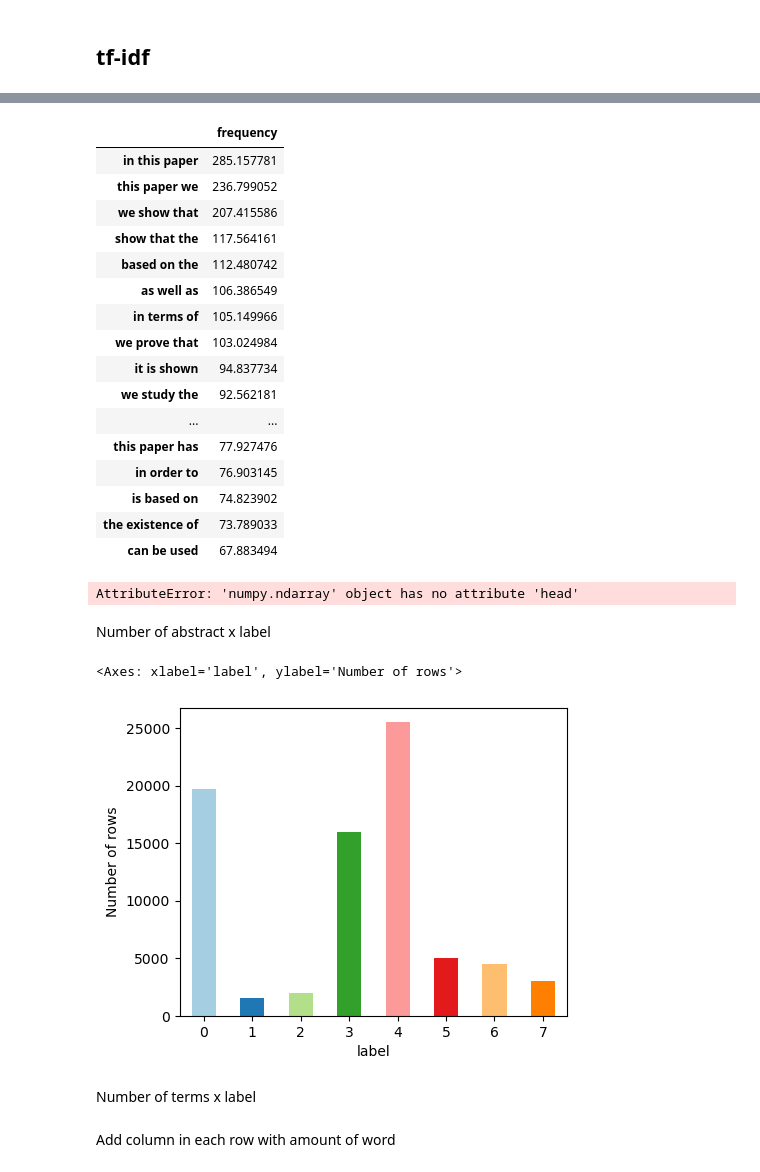
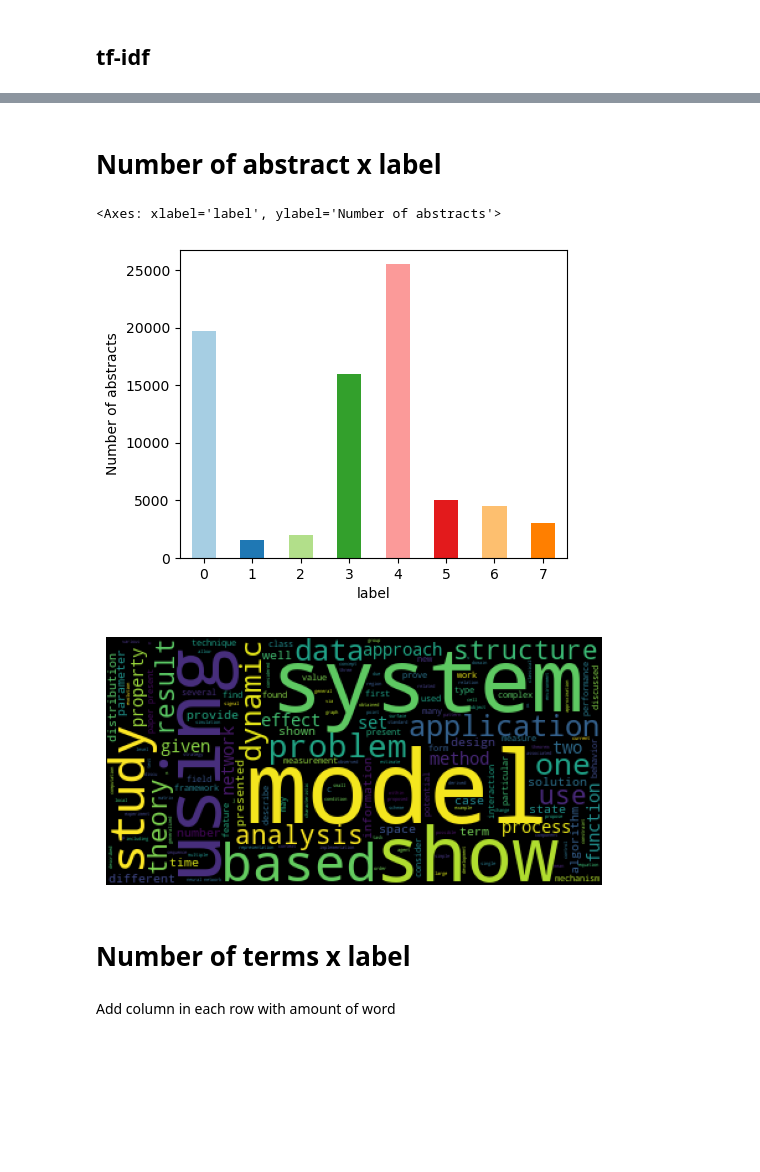
Before and after one commit to lucabaz98/arXiv_classification, a Jupyter notebook: EDA.ipynb, the cells around one changed output, grey strips where cells are left out. Drawn from its saved outputs; the diff is of its cells as text; code cells hidden in the pictures; blank space fills up the shorter version.

```diff
--- a/EDA.ipynb
+++ b/EDA.ipynb
@@ -9,0 +9,5 @@ categories = pd.read_csv(data_folder + 'cat1-label.csv')
+# %%
+categories = pd.read_csv(data_folder + 'cat1-label.csv')
+df1 = pd.read_csv(data_folder + 'train-set-cat1-processed.csv')
+df2 = pd.read_csv(data_folder + 'test-set-cat1-processed.csv')
+df = pd.concat([df1, df2], ignore_index=True)
@@ -109,20 +114,0 @@ a = pd.DataFrame(frequencies, index=word_vectorizer.get_feature_names_out(), col
-# %%
-a.sort_values(by='frequency', ascending=False).head(20)
-# %% [output]
-|  | frequency |
-| in this paper | 285.157781 |
-| this paper we | 236.799052 |
-| we show that | 207.415586 |
-| show that the | 117.564161 |
-| based on the | 112.480742 |
-| as well as | 106.386549 |
-| in terms of | 105.149966 |
-| we prove that | 103.024984 |
-| it is shown | 94.837734 |
-| we study the | 92.562181 |
-| ... | ... |
-| this paper has | 77.927476 |
-| in order to | 76.903145 |
-| is based on | 74.823902 |
-| the existence of | 73.789033 |
-| can be used | 67.883494 |
@@ -131,5 +114,0 @@ occ = np.asarray(x.sum(axis=0)).ravel().tolist()
-# %%
-#counts_df = pd.DataFrame({'term': cvec.get_feature_names(), 'occurrences': occ})
-counts_df.sort_values(by='occurrences', ascending=False).head(20)
-# %% [output]
-AttributeError: 'numpy.ndarray' object has no attribute 'head'
@@ -138,5 +115,5 @@ merged = df.merge(categories)
 # %% [markdown]
-Number of abstract x label
+# Number of abstract x label
 # %%
 df.groupby(['label']).size().reset_index(name='counts').plot.bar(x='label',
                                                                  y='counts',
@@ -147,17 +124,19 @@ df.groupby(['label']).size().reset_index(name='counts').plot.bar(x='label',
                                                                  rot=0
                                                                  )
 # %% [output]
-<Axes: xlabel='label', ylabel='Number of rows'>
+<Axes: xlabel='label', ylabel='Number of abstracts'>
-[figure, old version]
+[figure, new version]
 # %%
 from wordcloud import WordCloud
 
 wc_prova  = WordCloud().generate(' '.join(df['text']))
-plt.imshow(a)
+plt.imshow(wc_prova)
 plt.axis("off")
 plt.show()
+# %% [output]
+[figure, added]
 # %% [markdown]
-Number of terms x label
+# Number of terms x label
 # %%
 df_copy = df.copy()
 # %% [markdown]
```
Also changed, not shown: parts of 21 cells of this notebook, 1 other file.
